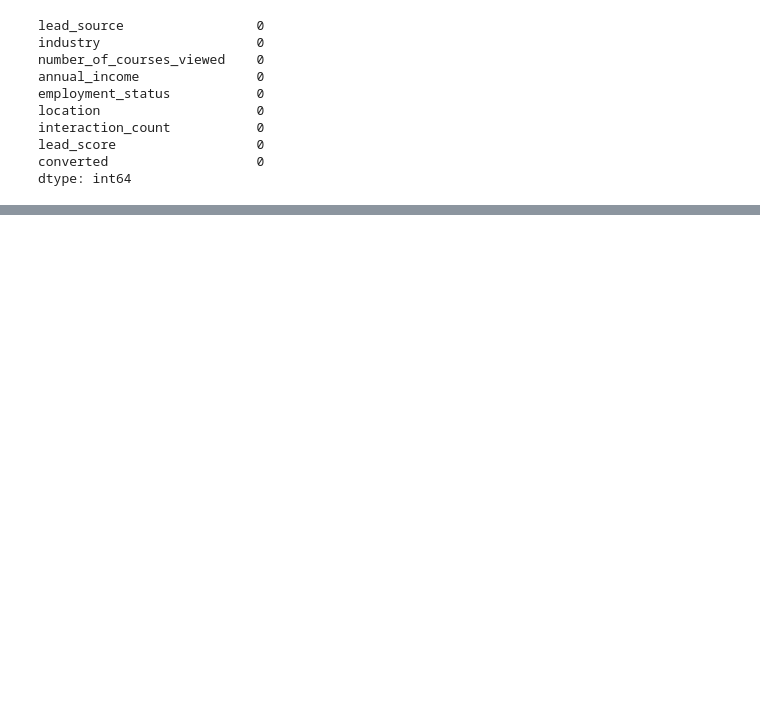
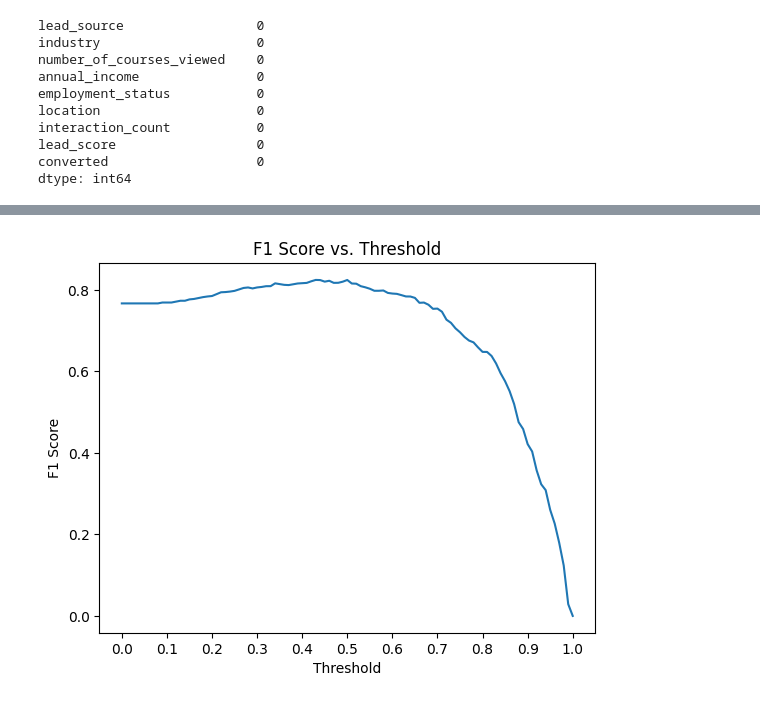
Before and after one commit to raven0205/machine-learning-zoomcamp-2025, a Jupyter notebook: 04-evaluation/Homework4.ipynb, the cells around one changed output, grey strips where cells are left out. Saved outputs shown, nothing was run; the diff lists cells and outputs as text; code cells hidden in the pictures; blank space fills up the shorter version.

```diff
--- a/04-evaluation/Homework4.ipynb
+++ b/04-evaluation/Homework4.ipynb
@@ -226,0 +341,11 @@ X_test, X_val, y_test, y_val = train_test_split(X_temp,y_temp, test_size=0.4, ra
+# %%
+#@ INSPECTING F1 SCORE:
+plt.plot(df_scores.threshold, df_scores.f1)
+plt.xticks(np.linspace(0, 1, 11))
+
+plt.title('F1 Score vs. Threshold')
+plt.xlabel('Threshold')
+plt.ylabel('F1 Score')
+plt.show()
+# %% [output]
+[figure, added]
```
Also changed, not shown: parts of 19 cells of this notebook.
